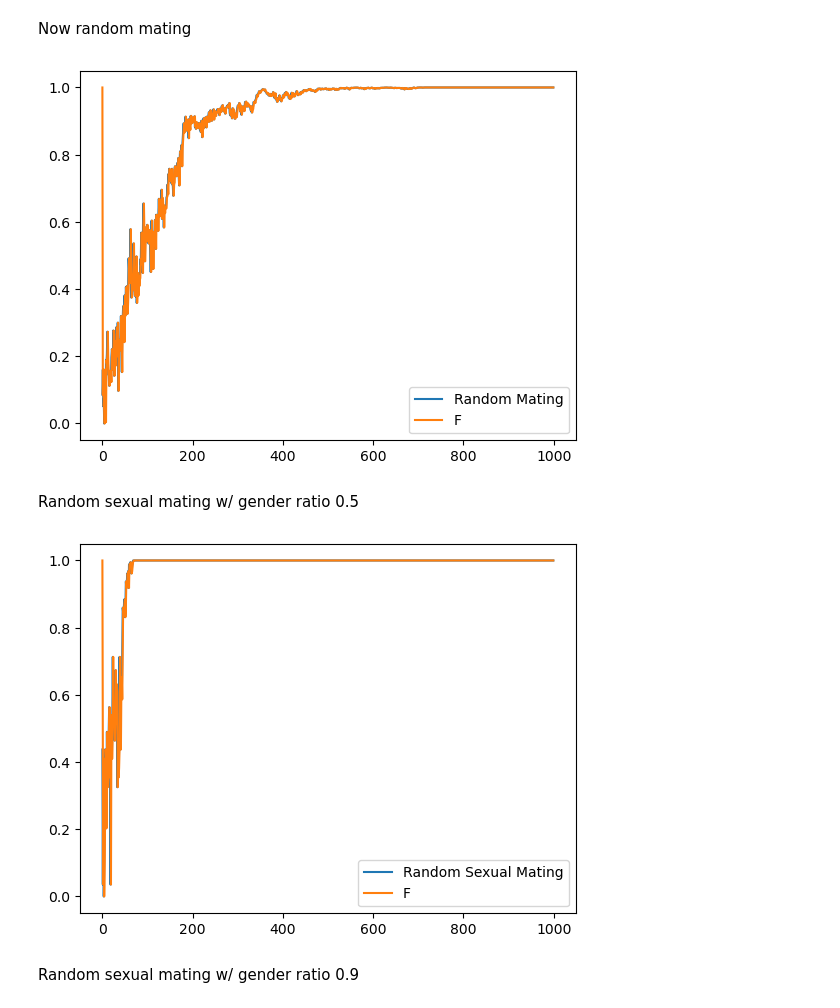
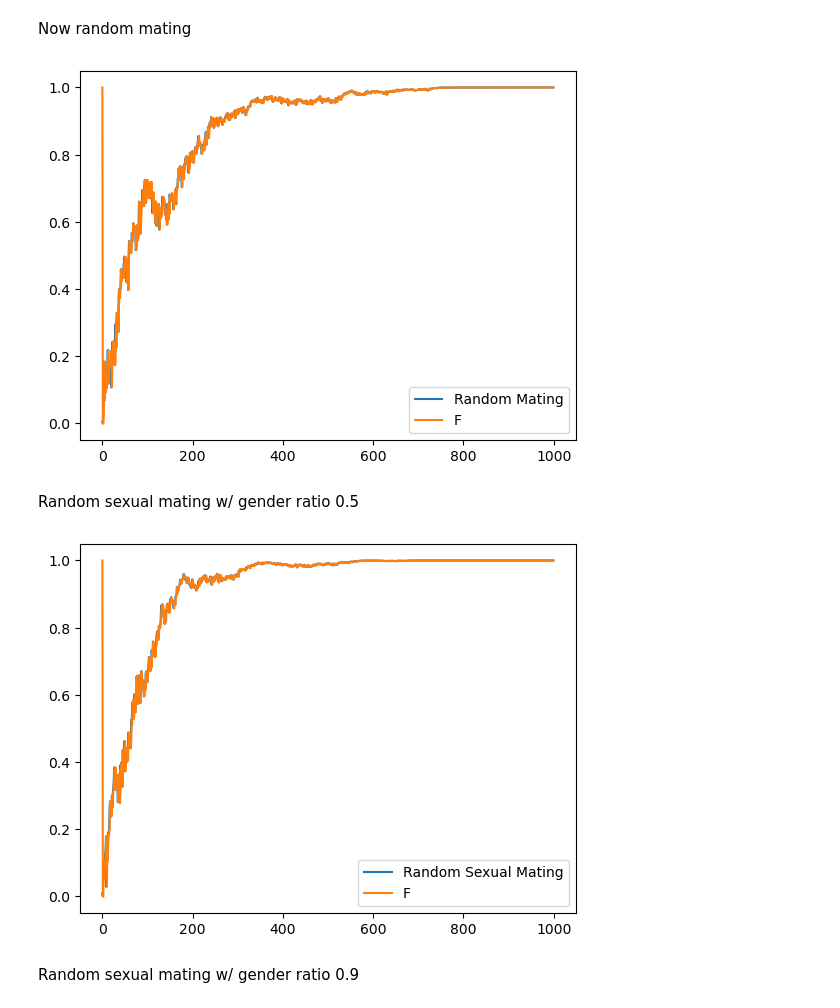
Before and after one commit to roboticapples14/computational_ecology, a Jupyter notebook: Genetics.ipynb, the cells around one changed output. Cells and saved outputs as stored; diff of their text form; code cells hidden in the pictures.

Commit message:
yummy graph

```diff
--- a/Genetics.ipynb
+++ b/Genetics.ipynb
@@ -17,8 +17,8 @@ class Individual(object):
 
     @staticmethod
     def create_random(num_genes=1, num_alleles=2):
-        # gamete1, gamete2 = [[random.randint(0, num_alleles - 1) for _ in range(num_genes)] for g in range(2)]
-        gene1, gene2 = [[uuid.uuid4() for _ in range(num_genes)] for g in range(2)]
+        gene1, gene2 = [[random.randint(0, num_alleles - 1) for _ in range(num_genes)] for g in range(2)]
+        # gene1, gene2 = [[uuid.uuid4() for _ in range(num_genes)] for g in range(2)]
         return Individual(gene1, gene2)
 
     def gamete(self):
@@ -248,49 +248,49 @@ def normalize(arr):
 # Random Mating
 
 pop_size = 100
-init_pop = [Individual.create_random(num_genes=10) for _ in range(pop_size)]
+init_pop = [Individual.create_random(num_genes=20) for _ in range(pop_size)]
 pop = Population(init_pop)
 random_mating_f_ls = []
 random_mating_f_exp = []
 gene_frequencies = []
 
 # 1000 generations
 for j in range(1000):
     # print(f'Generation {j}')
     # i = pop.random_mating()
     # pop.add(i)
     pop = pop.get_generation(Population.random_mating)
-    gene_frequencies.append(pop.get_gene_frequencies())
+    # gene_frequencies.append(pop.get_gene_frequencies())
 
     # print(f'pop.gene_frequencies[-1]: {pop.gene_frequencies[-1]}')
     # F = pop.calculate_true_F(gene_frequencies)
 
     F = pop.calculate_F_heterozygote()
     f_exp = pop.get_estimated_fst(random_mating_f_ls)
     random_mating_f_exp.append(f_exp)
 
     # print(f'F: {F}')
     # print(pop.gene_frequencies)
     random_mating_f_ls.append(F)
 
     # print(pop)
 
 random_mating_f_ls = normalize(random_mating_f_ls)
 random_mating_f_exp = normalize(random_mating_f_exp)
 
 plt.plot(random_mating_f_ls, label='Random Mating')
 plt.plot(random_mating_f_exp, label='F')
 plt.legend()
 plt.show()
 # %% [output]
-[figure, old version]
+[figure, new version]
 # %% [markdown]
 Random sexual mating w/ gender ratio 0.5
 # %%
 # Random sexual mating w/ 0.5
 
 pop_size = 100
-init_pop = [Individual.create_random() for _ in range(pop_size)]
+init_pop = [Individual.create_random(num_genes=20) for _ in range(pop_size)]
 pop = Population(init_pop)
 gene_frequencies = []
 random_sexual_mating_f_ls = []
@@ -300,7 +300,7 @@ for j in range(1000):
     # print(f'Generation {j}')
 
     pop = pop.get_generation(Population.random_sexual_mating)
-    gene_frequencies.append(pop.get_gene_frequencies())
+    # gene_frequencies.append(pop.get_gene_frequencies())
     # print(f'fraction: {fraction}')
     # F = pop.calculate_true_F(gene_frequencies)
     F = pop.calculate_F_heterozygote()
@@ -320,7 +320,7 @@ plt.plot(random_sexual_mating_true_f, label='F')
 plt.legend()
 plt.show()
 # %% [output]
-[figure, old version]
+[figure, new version]
 # %% [markdown]
 Random sexual mating w/ gender ratio 0.9
 # %% [markdown]
```
Also changed, not shown: parts of 3 cells of this notebook.
